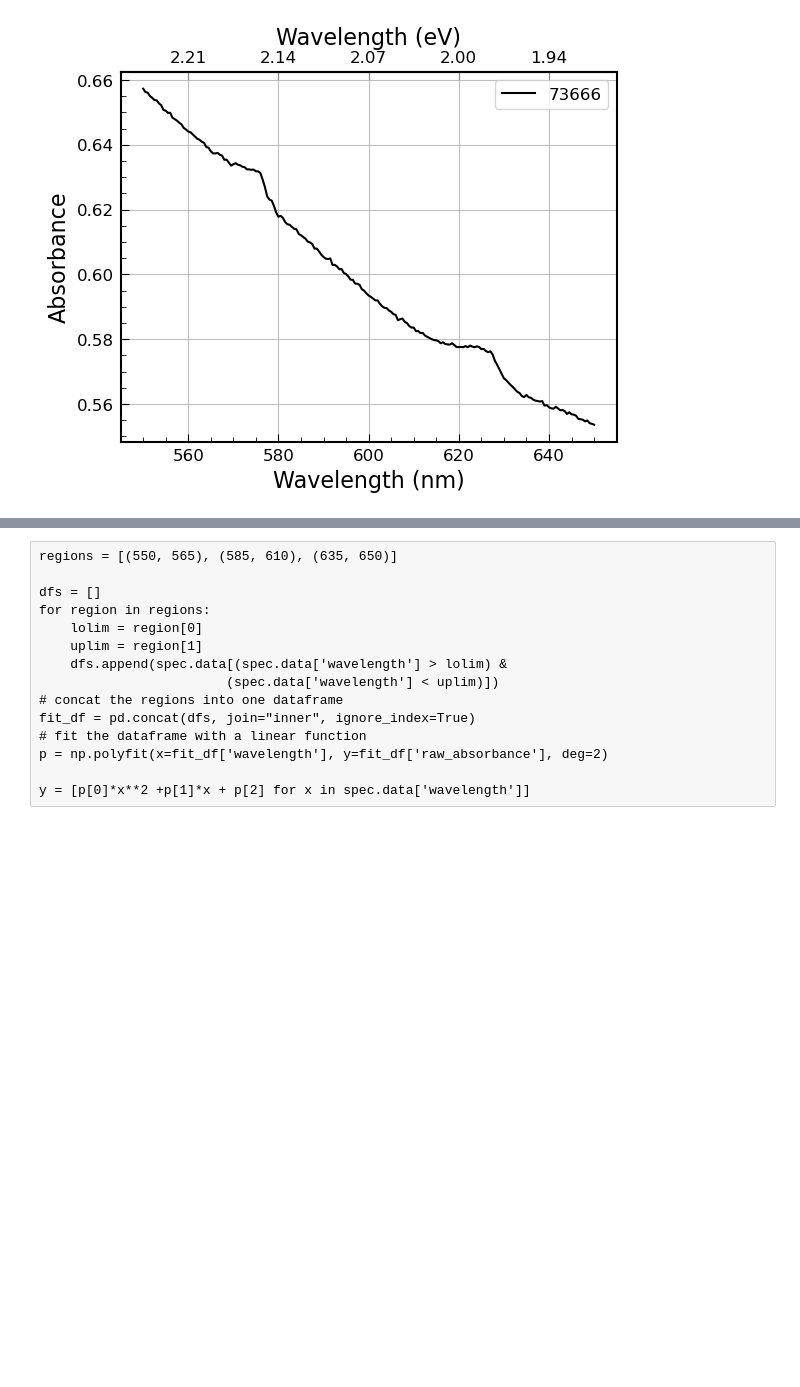
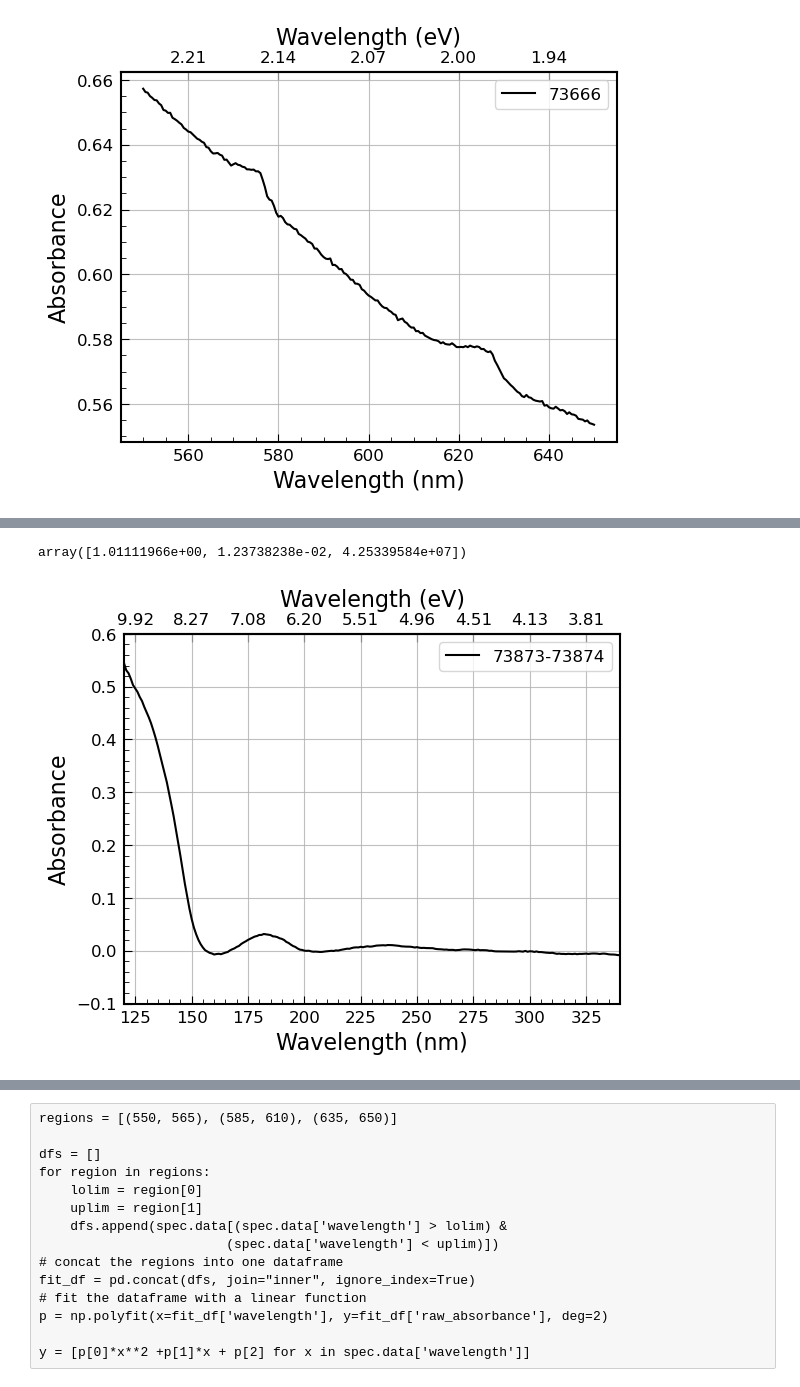
Before and after one commit to cassidy-andrew/AU-UV_ices, a Jupyter notebook: playground.ipynb, the cells around one changed output, grey strips where cells are left out. Cells and saved outputs as stored; diff of their text form; code cells hidden in the pictures; blank space fills up the shorter version.

```diff
--- a/playground.ipynb
+++ b/playground.ipynb
@@ -198,0 +268,8 @@ tools.plot_absorbance([spec])
+# %%
+tester.baseline_p
+# %% [output]
+array([1.01111966e+00, 1.23738238e-02, 4.25339584e+07])
+# %%
+tools.plot_absorbance([tester], xlim=[120, 340], ylim=[-0.1, 0.6])
+# %% [output]
+[figure, added]
```
Also changed, not shown: parts of 12 cells of this notebook, 3 other files.
